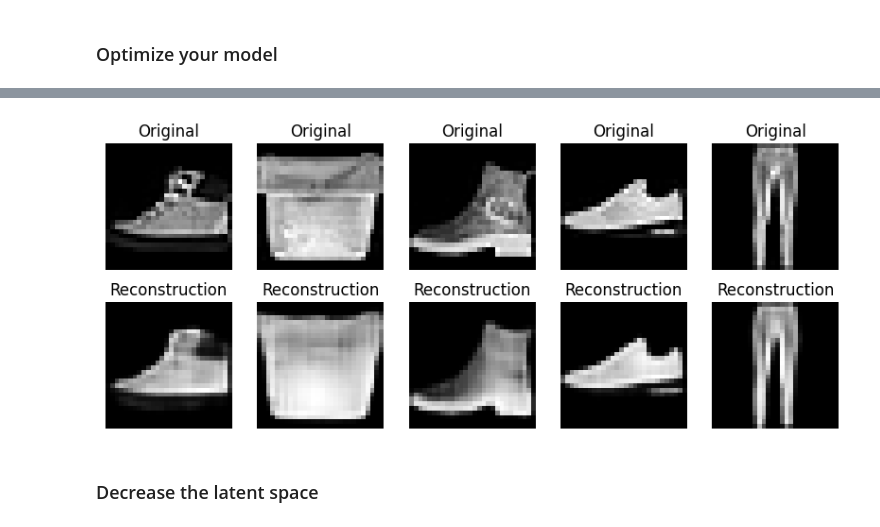
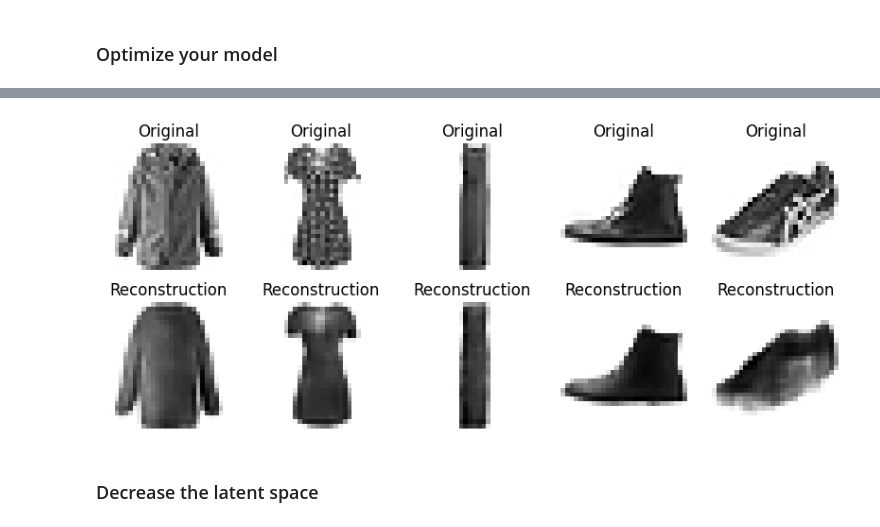
Before and after one commit to sprietjeuh/ai, a Jupyter notebook: encoding.ipynb, the cells around one changed output, grey strips where cells are left out. Saved outputs shown, nothing was run; the diff lists cells and outputs as text; code cells hidden in the pictures.

```diff
--- a/encoding.ipynb
+++ b/encoding.ipynb
@@ -34,12 +32,9 @@ def create_autoencoder(latent_dim=(4, 4, 32)):
 
     # Decoder
     x = layers.Conv2D(latent_dim[2], (3, 3), activation='relu', padding='same')(encoder_output)
-    x = layers.UpSampling2D((2, 2))(x)
-    x = layers.Conv2D(64, (3, 3), activation='relu', padding='same')(x)
-    x = layers.UpSampling2D((2, 2))(x)
-    x = layers.Conv2D(32, (3, 3), activation='relu', padding='same')(x)
-    x = layers.UpSampling2D((2, 2))(x)
-    decoder_output = layers.Conv2D(1, (3, 3), activation='sigmoid', padding='same')(x)
+    x = layers.Conv2DTranspose(64, (3, 3), strides=2, activation='relu', padding='same')(x)
+    x = layers.Conv2DTranspose(32, (3, 3), strides=2, activation='relu', padding='same')(x)
+    decoder_output = layers.Conv2DTranspose(1, (3, 3), strides=2, activation='sigmoid', padding='same')(x)
 
     # Ensure the output dimensions match the input dimensions
     decoder_output = layers.Cropping2D(((2, 2), (2, 2)))(decoder_output)
@@ -49,7 +44,7 @@ def create_autoencoder(latent_dim=(4, 4, 32)):
 
 # Compile the model with Mean Squared Error loss
 autoencoder = create_autoencoder()
-autoencoder.compile(optimizer='adam', loss=MeanSquaredError())
+autoencoder.compile(optimizer='adam', loss=MeanAbsoluteError())
 
 # Print model summary
 autoencoder.summary()
@@ -114,7 +109,8 @@ learning_rate = 0.0005 # Default is 0.001
 batch_size = 16 # Default is 32
 
 # Recompile the model with the tuned learning rate
-autoencoder.compile(optimizer=Adam(learning_rate=learning_rate), loss=MeanSquaredError())
+autoencoder = create_autoencoder()
+autoencoder.compile(optimizer=Adam(learning_rate=learning_rate), loss=MeanAbsoluteError())
 
 # Retrain the model for another 10 epochs with the new batch size
 history_tuned = autoencoder.fit(x_train, x_train,
@@ -161,13 +157,13 @@ def display_reconstructions(model, data, n=5):
     for i in range(n):
         # Original
         ax = plt.subplot(2, n, i + 1)
-        plt.imshow(originals[i].squeeze(), cmap="gray")
+        plt.imshow(originals[i].squeeze(), cmap="binary")
         plt.title("Original")
         plt.axis("off")
 
         # Reconstruction
         ax = plt.subplot(2, n, i + 1 + n)
-        plt.imshow(reconstructions[i].squeeze(), cmap="gray")
+        plt.imshow(reconstructions[i].squeeze(), cmap="binary")
         plt.title("Reconstruction")
         plt.axis("off")
     plt.show()
@@ -179,4 +175,4 @@ display_reconstructions(autoencoder, x_test)
-[figure, old version]
+[figure, new version]
 # %% [markdown]
 ### Decrease the latent space
 # %%
```
Also changed, not shown: parts of 9 cells of this notebook, 15 other files.
